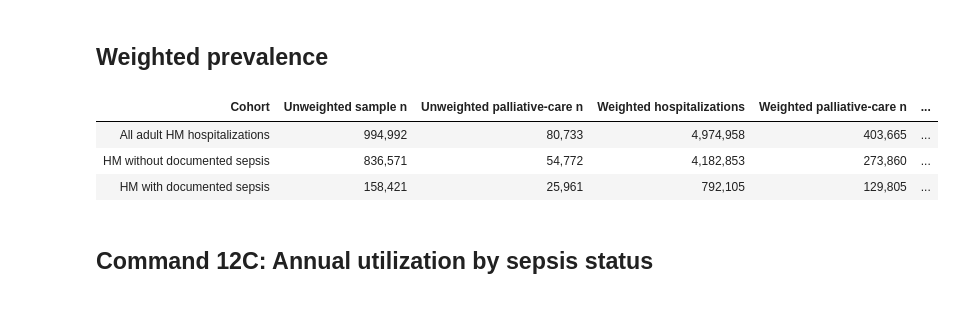
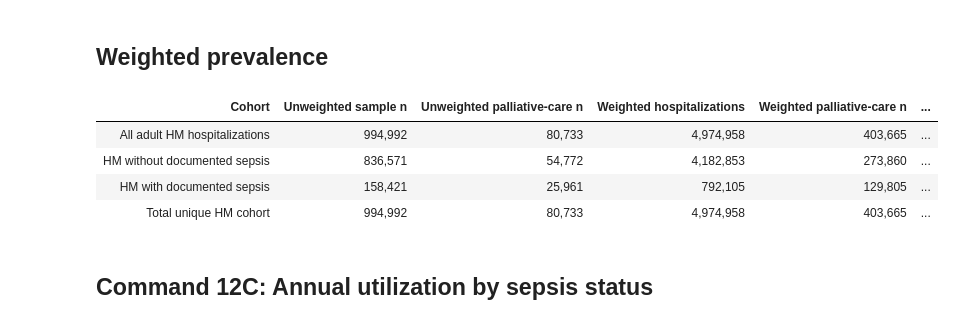
Before and after one commit to EvelynEZ/IPC-MPC-Study, a Jupyter notebook: notebooks/phase_6_palliative_care.ipynb, the cells around one changed output. Cells and saved outputs as stored; diff of their text form; code cells hidden in the pictures.

```diff
--- a/notebooks/phase_6_palliative_care.ipynb
+++ b/notebooks/phase_6_palliative_care.ipynb
@@ -42,16 +42,18 @@ summary = main()
 # %%
 prevalence = pd.read_csv(REPO_ROOT / 'outputs/phase_6/palliative_care_prevalence.csv')
 prevalence.columns = [
     'Cohort', 'Unweighted sample n', 'Unweighted palliative-care n',
     'Weighted hospitalizations', 'Weighted palliative-care n',
     'Weighted palliative-care %', '95% CI lower, %', '95% CI upper, %'
 ]
+prevalence.loc[len(prevalence)] = ['Total unique HM cohort', 994992, 80733, 4974958, 403665, 8.11, 8.06, 8.17]
 display(prevalence.style.hide(axis='index').format(thousands=','))
 # %% [output]
 | Cohort | Unweighted sample n | Unweighted palliative-care n | Weighted hospitalizations | Weighted palliative-care n | ... |
 | All adult HM hospitalizations | 994,992 | 80,733 | 4,974,958 | 403,665 | ... |
 | HM without documented sepsis | 836,571 | 54,772 | 4,182,853 | 273,860 | ... |
 | HM with documented sepsis | 158,421 | 25,961 | 792,105 | 129,805 | ... |
+| Total unique HM cohort | 994,992 | 80,733 | 4,974,958 | 403,665 | ... |
 # %% [markdown]
 ## Command 12C: Annual utilization by sepsis status
 # %%
```
Also changed, not shown: parts of 4 cells of this notebook, 6 other files.
